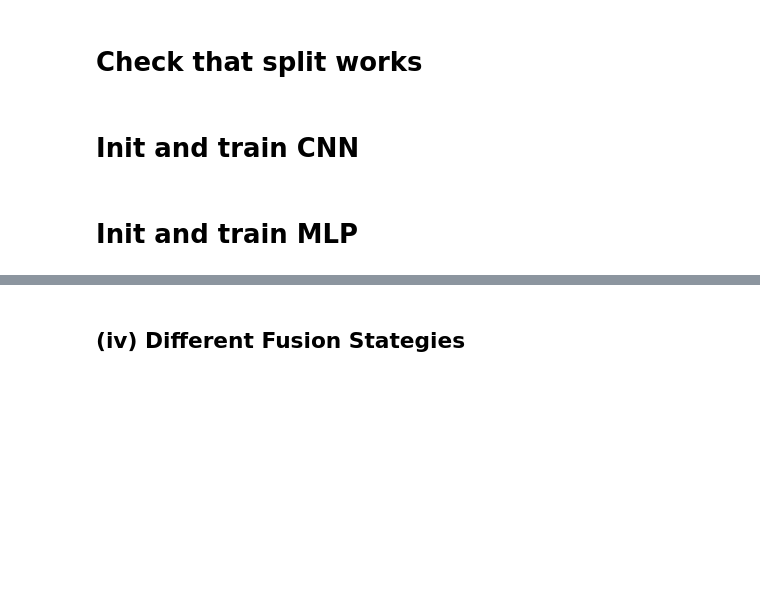
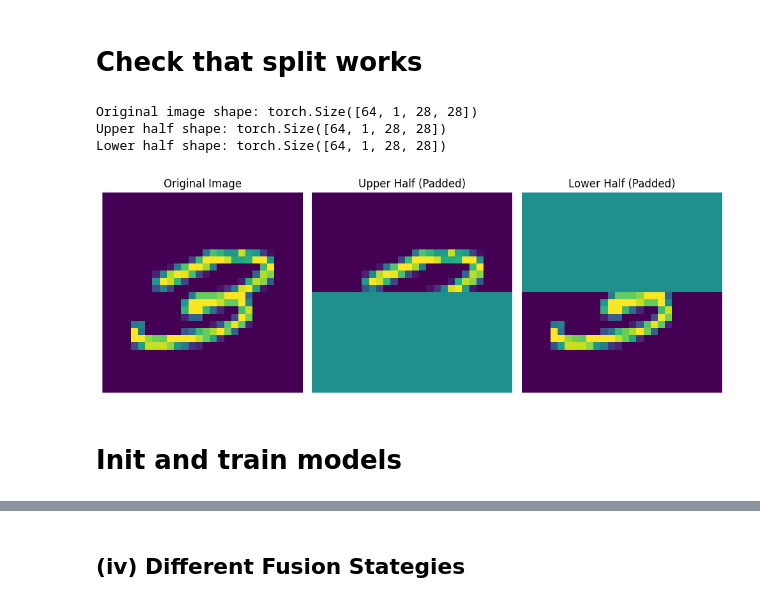
Before and after one commit to tranchau989/HandwrittenRecognition, a Jupyter notebook: Nora_Fusion_clean.ipynb, the cells around one changed output, grey strips where cells are left out. Drawn from its saved outputs; the diff is of its cells as text; code cells hidden in the pictures; blank space fills up the shorter version.

Commit message:
Update the full code

```diff
--- a/Nora_Fusion_clean.ipynb
+++ b/Nora_Fusion_clean.ipynb
@@ -230,2 +241,45 @@ plt.show()
+# %%
+import matplotlib.pyplot as plt
+import numpy as np
+
+def show_split_visual_example():
+    for images, _ in train_loader:
+        # Use your existing prepare_data function
+        upper_half, lower_half = prepare_data(images)
+
+        # Print shapes for debugging
+        print(f"Original image shape: {images.shape}")        # Should be [B, 1, 28, 28]
+        print(f"Upper half shape: {upper_half.shape}")        # Should be [B, 1, 28, 28]
+        print(f"Lower half shape: {lower_half.shape}")        # Should be [B, 1, 28, 28]
+
+        # Take the first sample in batch
+        full_img = images[0].cpu().numpy()
+        upper_img = upper_half[0].cpu().numpy()
+        lower_img = lower_half[0].cpu().numpy()
+
+        # Transpose to HWC for matplotlib
+        full_img  = np.transpose(full_img, (1, 2, 0))
+        upper_img = np.transpose(upper_img, (1, 2, 0))
+        lower_img = np.transpose(lower_img, (1, 2, 0))
+
+        # Plot
+        fig, axes = plt.subplots(1, 3, figsize=(10, 4))
+        titles = ['Original Image', 'Upper Half (Padded)', 'Lower Half (Padded)']
+        images_to_show = [full_img, upper_img, lower_img]
+
+        for ax, img, title in zip(axes, images_to_show, titles):
+            ax.imshow(img.squeeze())
+            ax.set_title(title)
+            ax.axis('off')
+
+        plt.tight_layout()
+        plt.show()
+        break  # Only show one batch
+show_split_visual_example()
+# %% [output]
+Original image shape: torch.Size([64, 1, 28, 28])
+Upper half shape: torch.Size([64, 1, 28, 28])
+Lower half shape: torch.Size([64, 1, 28, 28])
+[figure, added]
 # %% [markdown]
-# Init and train CNN
+# Init and train models
@@ -246,2 +285,0 @@ evaluate_model(cnn_encoder, test_loader, criterion)
-# %% [markdown]
-# Init and train MLP
```
Also changed, not shown: parts of 20 cells of this notebook.
